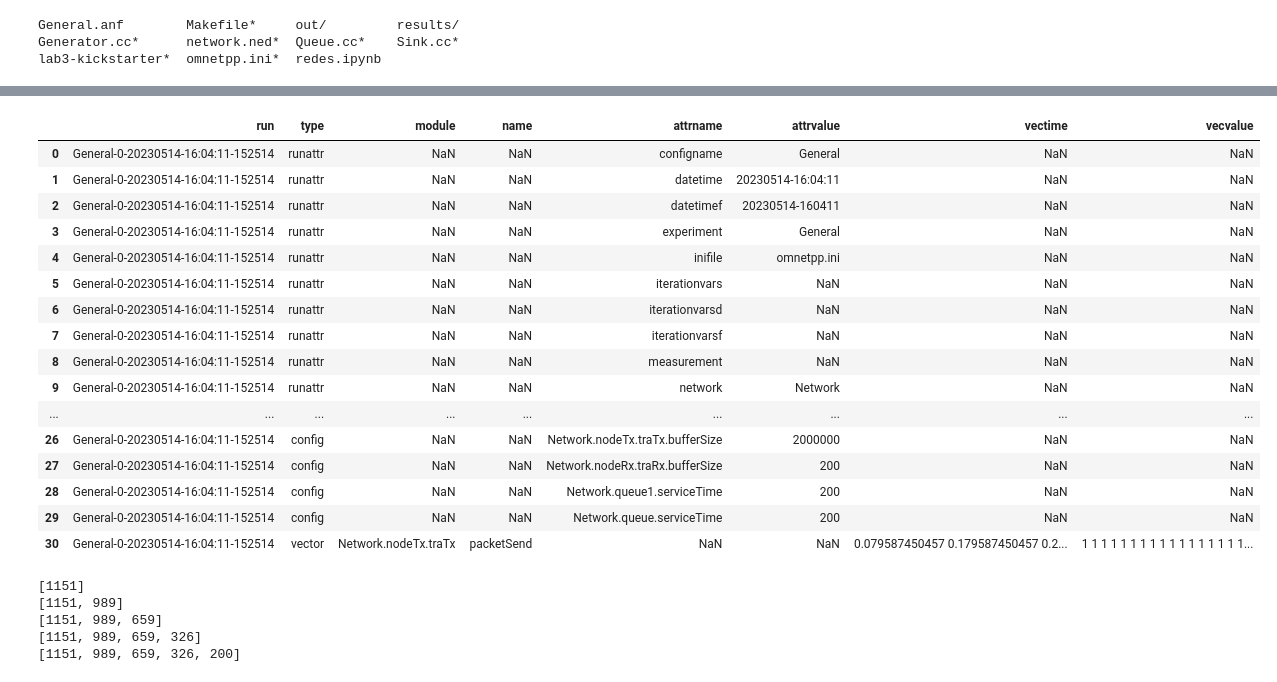
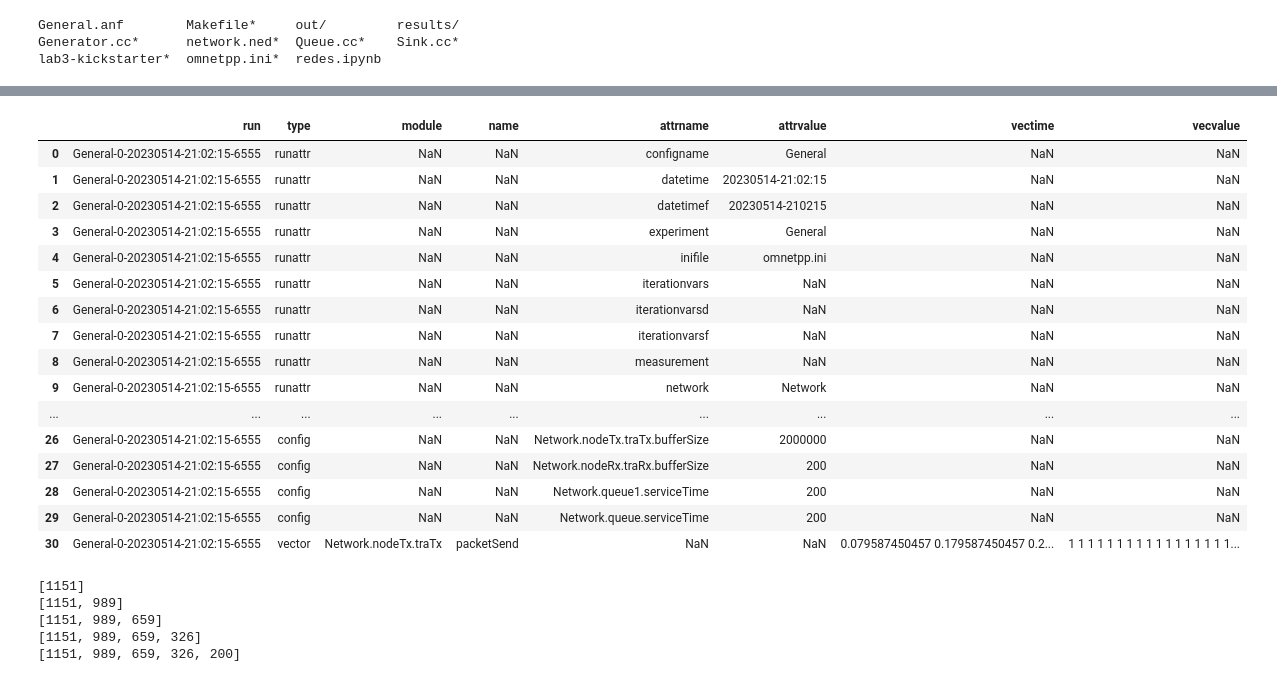
Before and after one commit to milicarabelos/Analisis-de-flujo-y-congestion-simulacion-discreta, a Jupyter notebook: src/redes.ipynb, the cells around one changed output, grey strips where cells are left out. Cells and saved outputs as stored; diff of their text form; code cells hidden in the pictures.

```diff
--- a/src/redes.ipynb
+++ b/src/redes.ipynb
@@ -104,25 +104,25 @@ plt.show()
 # %%
-file_name = 'results/exported_stads/diseño_mejorado/1/CargaUtilDelay/0.1.csv'
+file_name = 'results/exported_stads/diseño_mejorado/2/CargaUtilDelay/0.1.csv'
 data = pd.read_csv(file_name)
 data
 # %% [output]
 |  | run | type | module | name | attrname | attrvalue | vectime | vecvalue |
-| 0 | General-0-20230514-16:04:11-152514 | runattr | NaN | NaN | configname | General | NaN | NaN |
-| 1 | General-0-20230514-16:04:11-152514 | runattr | NaN | NaN | datetime | 20230514-16:04:11 | NaN | NaN |
-| 2 | General-0-20230514-16:04:11-152514 | runattr | NaN | NaN | datetimef | 20230514-160411 | NaN | NaN |
-| 3 | General-0-20230514-16:04:11-152514 | runattr | NaN | NaN | experiment | General | NaN | NaN |
-| 4 | General-0-20230514-16:04:11-152514 | runattr | NaN | NaN | inifile | omnetpp.ini | NaN | NaN |
-| 5 | General-0-20230514-16:04:11-152514 | runattr | NaN | NaN | iterationvars | NaN | NaN | NaN |
-| 6 | General-0-20230514-16:04:11-152514 | runattr | NaN | NaN | iterationvarsd | NaN | NaN | NaN |
-| 7 | General-0-20230514-16:04:11-152514 | runattr | NaN | NaN | iterationvarsf | NaN | NaN | NaN |
-| 8 | General-0-20230514-16:04:11-152514 | runattr | NaN | NaN | measurement | NaN | NaN | NaN |
-| 9 | General-0-20230514-16:04:11-152514 | runattr | NaN | NaN | network | Network | NaN | NaN |
+| 0 | General-0-20230514-21:02:15-6555 | runattr | NaN | NaN | configname | General | NaN | NaN |
+| 1 | General-0-20230514-21:02:15-6555 | runattr | NaN | NaN | datetime | 20230514-21:02:15 | NaN | NaN |
+| 2 | General-0-20230514-21:02:15-6555 | runattr | NaN | NaN | datetimef | 20230514-210215 | NaN | NaN |
+| 3 | General-0-20230514-21:02:15-6555 | runattr | NaN | NaN | experiment | General | NaN | NaN |
+| 4 | General-0-20230514-21:02:15-6555 | runattr | NaN | NaN | inifile | omnetpp.ini | NaN | NaN |
+| 5 | General-0-20230514-21:02:15-6555 | runattr | NaN | NaN | iterationvars | NaN | NaN | NaN |
+| 6 | General-0-20230514-21:02:15-6555 | runattr | NaN | NaN | iterationvarsd | NaN | NaN | NaN |
+| 7 | General-0-20230514-21:02:15-6555 | runattr | NaN | NaN | iterationvarsf | NaN | NaN | NaN |
+| 8 | General-0-20230514-21:02:15-6555 | runattr | NaN | NaN | measurement | NaN | NaN | NaN |
+| 9 | General-0-20230514-21:02:15-6555 | runattr | NaN | NaN | network | Network | NaN | NaN |
 | ... | ... | ... | ... | ... | ... | ... | ... | ... |
-| 26 | General-0-20230514-16:04:11-152514 | config | NaN | NaN | Network.nodeTx.traTx.bufferSize | 2000000 | NaN | NaN |
-| 27 | General-0-20230514-16:04:11-152514 | config | NaN | NaN | Network.nodeRx.traRx.bufferSize | 200 | NaN | NaN |
-| 28 | General-0-20230514-16:04:11-152514 | config | NaN | NaN | Network.queue1.serviceTime | 200 | NaN | NaN |
-| 29 | General-0-20230514-16:04:11-152514 | config | NaN | NaN | Network.queue.serviceTime | 200 | NaN | NaN |
-| 30 | General-0-20230514-16:04:11-152514 | vector | Network.nodeTx.traTx | packetSend | NaN | NaN | 0.079587450457 0.179587450457 0.2... | 1 1 1 1 1 1 1 1 1 1 1 1 1 1 1 1 1... |
+| 26 | General-0-20230514-21:02:15-6555 | config | NaN | NaN | Network.nodeTx.traTx.bufferSize | 2000000 | NaN | NaN |
+| 27 | General-0-20230514-21:02:15-6555 | config | NaN | NaN | Network.nodeRx.traRx.bufferSize | 200 | NaN | NaN |
+| 28 | General-0-20230514-21:02:15-6555 | config | NaN | NaN | Network.queue1.serviceTime | 200 | NaN | NaN |
+| 29 | General-0-20230514-21:02:15-6555 | config | NaN | NaN | Network.queue.serviceTime | 200 | NaN | NaN |
+| 30 | General-0-20230514-21:02:15-6555 | vector | Network.nodeTx.traTx | packetSend | NaN | NaN | 0.079587450457 0.179587450457 0.2... | 1 1 1 1 1 1 1 1 1 1 1 1 1 1 1 1 1... |
 # %%
 cargaRecibida =[998,976,655,324,200] #simulacion original ambos casos
 cargaRecibida_new =[998,976,655,324,200] #simulacion con diseño mejorado caso 1
```
Also changed, not shown: parts of 11 cells of this notebook, 18 other files.
